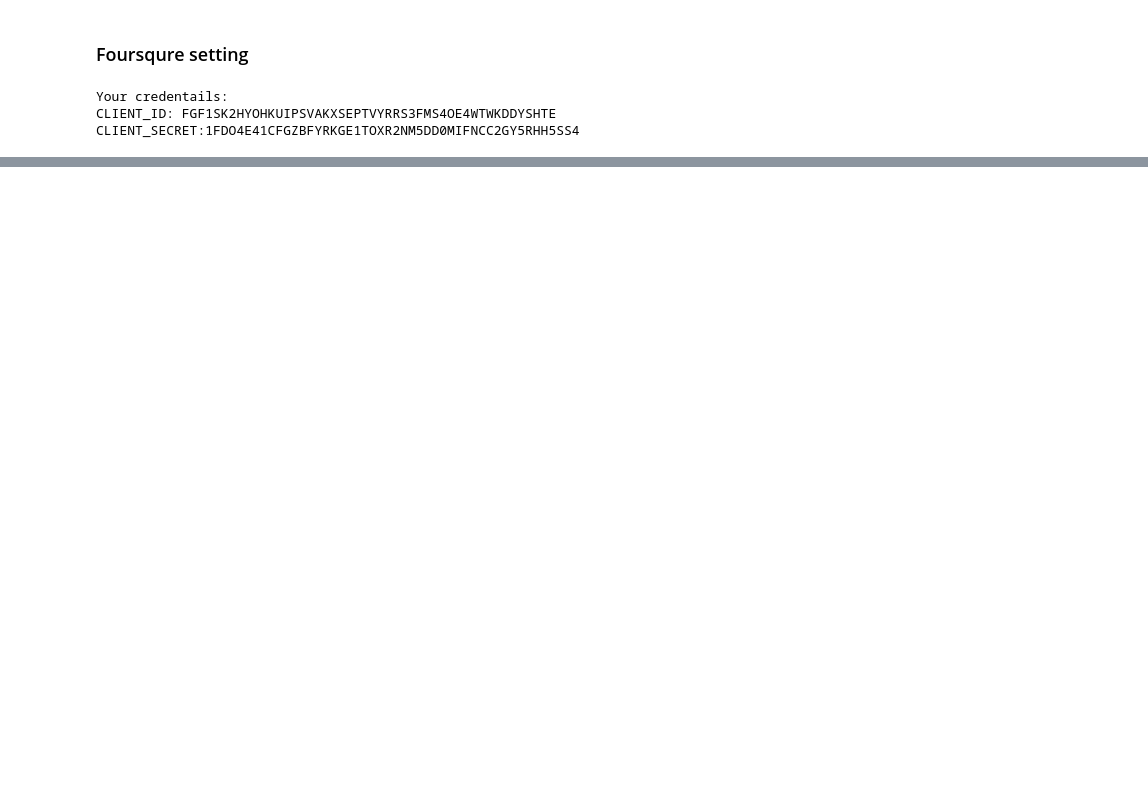
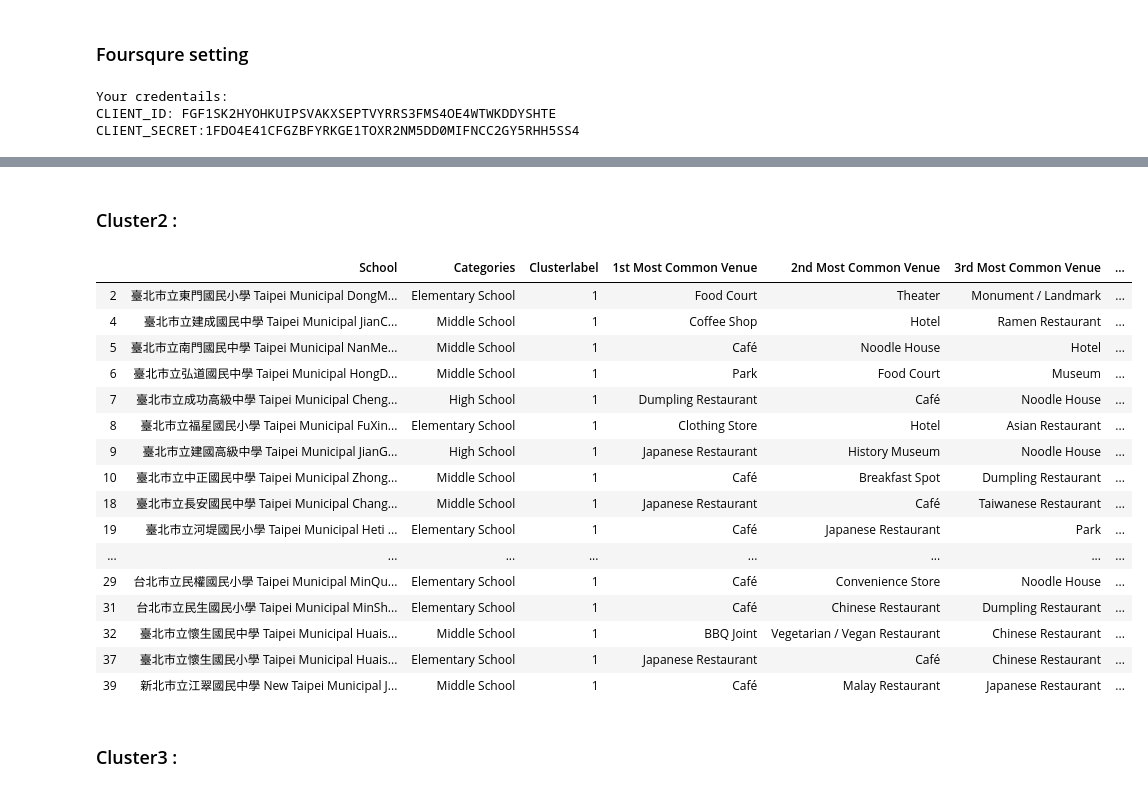
Before and after one commit to JustinWuAstro/Coursera_Capstone, a Jupyter notebook: Final Assignment.ipynb, the cells around one changed output, grey strips where cells are left out. Drawn from its saved outputs; the diff is of its cells as text; code cells hidden in the pictures; blank space fills up the shorter version.

```diff
--- a/Final Assignment.ipynb
+++ b/Final Assignment.ipynb
@@ -141,0 +483,24 @@ venues_map
+# %% [markdown]
+### Cluster2 :
+# %%
+Taipei_school_merge.loc[Taipei_school_merge['Clusterlabel'] == 1, Taipei_school_merge.columns[[0,3] + list(range(4, Taipei_school_merge.shape[1]))]]
+# %% [output]
+|  | School | Categories | Clusterlabel | 1st Most Common Venue | 2nd Most Common Venue | 3rd Most Common Venue | ... |
+| 2 | 臺北市立東門國民小學 Taipei Municipal DongM... | Elementary School | 1 | Food Court | Theater | Monument / Landmark | ... |
+| 4 | 臺北市立建成國民中學 Taipei Municipal JianC... | Middle School | 1 | Coffee Shop | Hotel | Ramen Restaurant | ... |
+| 5 | 臺北市立南門國民中學 Taipei Municipal NanMe... | Middle School | 1 | Café | Noodle House | Hotel | ... |
+| 6 | 臺北市立弘道國民中學 Taipei Municipal HongD... | Middle School | 1 | Park | Food Court | Museum | ... |
+| 7 | 臺北市立成功高級中學 Taipei Municipal Cheng... | High School | 1 | Dumpling Restaurant | Café | Noodle House | ... |
+| 8 | 臺北市立福星國民小學 Taipei Municipal FuXin... | Elementary School | 1 | Clothing Store | Hotel | Asian Restaurant | ... |
+| 9 | 臺北市立建國高級中學 Taipei Municipal JianG... | High School | 1 | Japanese Restaurant | History Museum | Noodle House | ... |
+| 10 | 臺北市立中正國民中學 Taipei Municipal Zhong... | Middle School | 1 | Café | Breakfast Spot | Dumpling Restaurant | ... |
+| 18 | 臺北市立長安國民中學 Taipei Municipal Chang... | Middle School | 1 | Japanese Restaurant | Café | Taiwanese Restaurant | ... |
+| 19 | 臺北市立河堤國民小學 Taipei Municipal Heti ... | Elementary School | 1 | Café | Japanese Restaurant | Park | ... |
+| ... | ... | ... | ... | ... | ... | ... | ... |
+| 29 | 台北市立民權國民小學 Taipei Municipal MinQu... | Elementary School | 1 | Café | Convenience Store | Noodle House | ... |
+| 31 | 台北市立民生國民小學 Taipei Municipal MinSh... | Elementary School | 1 | Café | Chinese Restaurant | Dumpling Restaurant | ... |
+| 32 | 臺北市立懷生國民中學 Taipei Municipal Huais... | Middle School | 1 | BBQ Joint | Vegetarian / Vegan Restaurant | Chinese Restaurant | ... |
+| 37 | 臺北市立懷生國民小學 Taipei Municipal Huais... | Elementary School | 1 | Japanese Restaurant | Café | Chinese Restaurant | ... |
+| 39 | 新北市立江翠國民中學 New Taipei Municipal J... | Middle School | 1 | Café | Malay Restaurant | Japanese Restaurant | ... |
+# %% [markdown]
+### Cluster3 :
```
Also changed, not shown: parts of 29 cells of this notebook.
